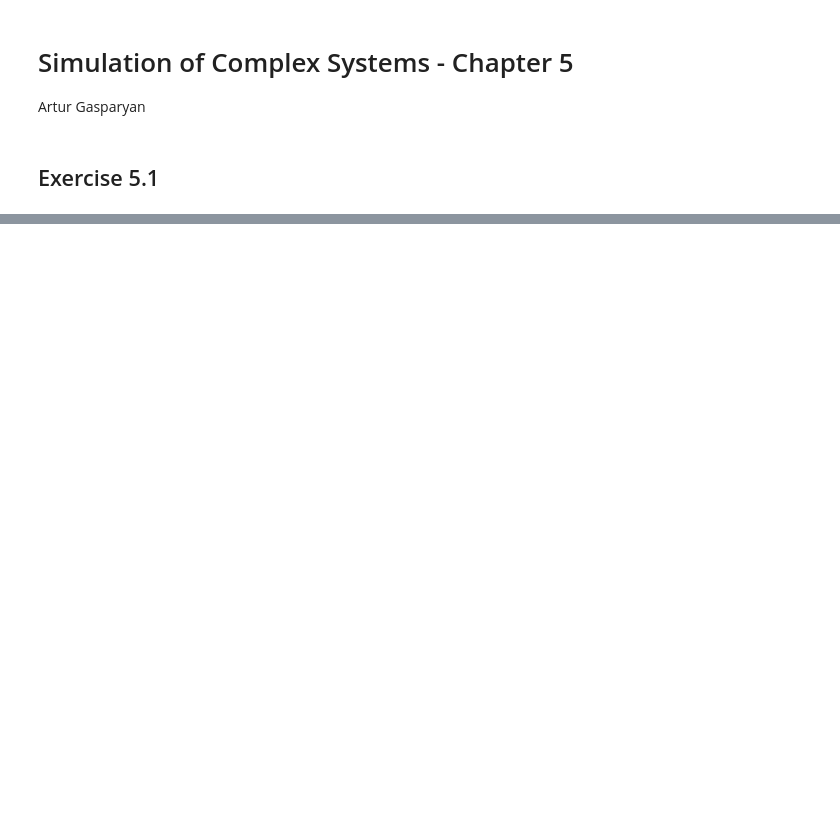
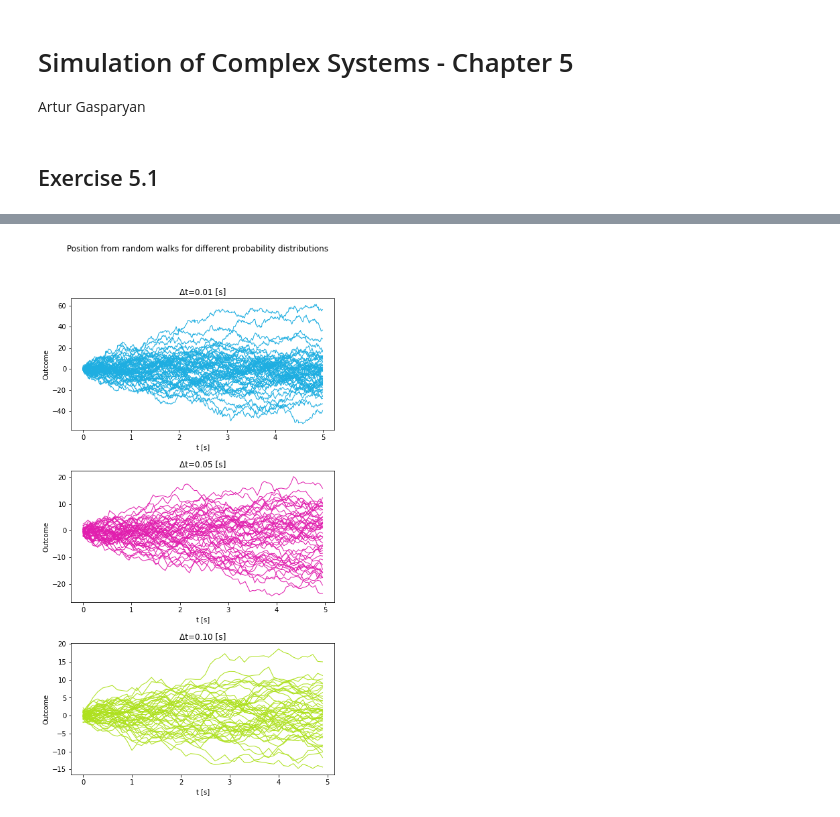
Before and after one commit to gasparyanartur/simulation-of-complex-systems-solutions, a Jupyter notebook: chapter-5/chapter-5.ipynb, the cells around one changed output, grey strips where cells are left out. Drawn from its saved outputs; the diff is of its cells as text; code cells hidden in the pictures; blank space fills up the shorter version.

```diff
--- a/chapter-5/chapter-5.ipynb
+++ b/chapter-5/chapter-5.ipynb
@@ -53,0 +56,28 @@ for trajectory, axis, title, color in zip(trajectories_all, axes, titles, colors
+# %%
+time = 5
+n_walks = 50
+time_steps = [0.01, 0.05, 0.10]
+
+
+def get_white_noise_trajectory(nz_walks, time_step):
+    n_steps = int(time/time_step)
+    trajectory = np.cumsum(rng.normal(size=(n_walks, n_steps)), axis=1)
+    return trajectory
+
+
+trajectories_wn = [get_white_noise_trajectory(n_walks, time_step) for time_step in time_steps]
+# %%
+fig, axes = plt.subplots(3, 1, figsize=(7, 12))
+fig.suptitle("Position from random walks for different probability distributions")
+titles = ["Δt=0.01 [s]", "Δt=0.05 [s]", "Δt=0.10 [s]"]
+colors = ["#1EAEE1", "#E11EAE", "#AEE11E"]
+fig.tight_layout(pad=4)
+
+for trajectory, time_step, axis, title, color in zip(trajectories_wn, time_steps, axes, titles, colors):
+    t = np.arange(int(time/time_step))*time_step
+    axis.plot(t, trajectory.T, linewidth=1, color=color);
+    axis.set_xlabel("t [s]")
+    axis.set_ylabel("Outcome")
+    axis.set_title(title)
+# %% [output]
+[figure, added]
```
Also changed, not shown: parts of 5 cells of this notebook.
